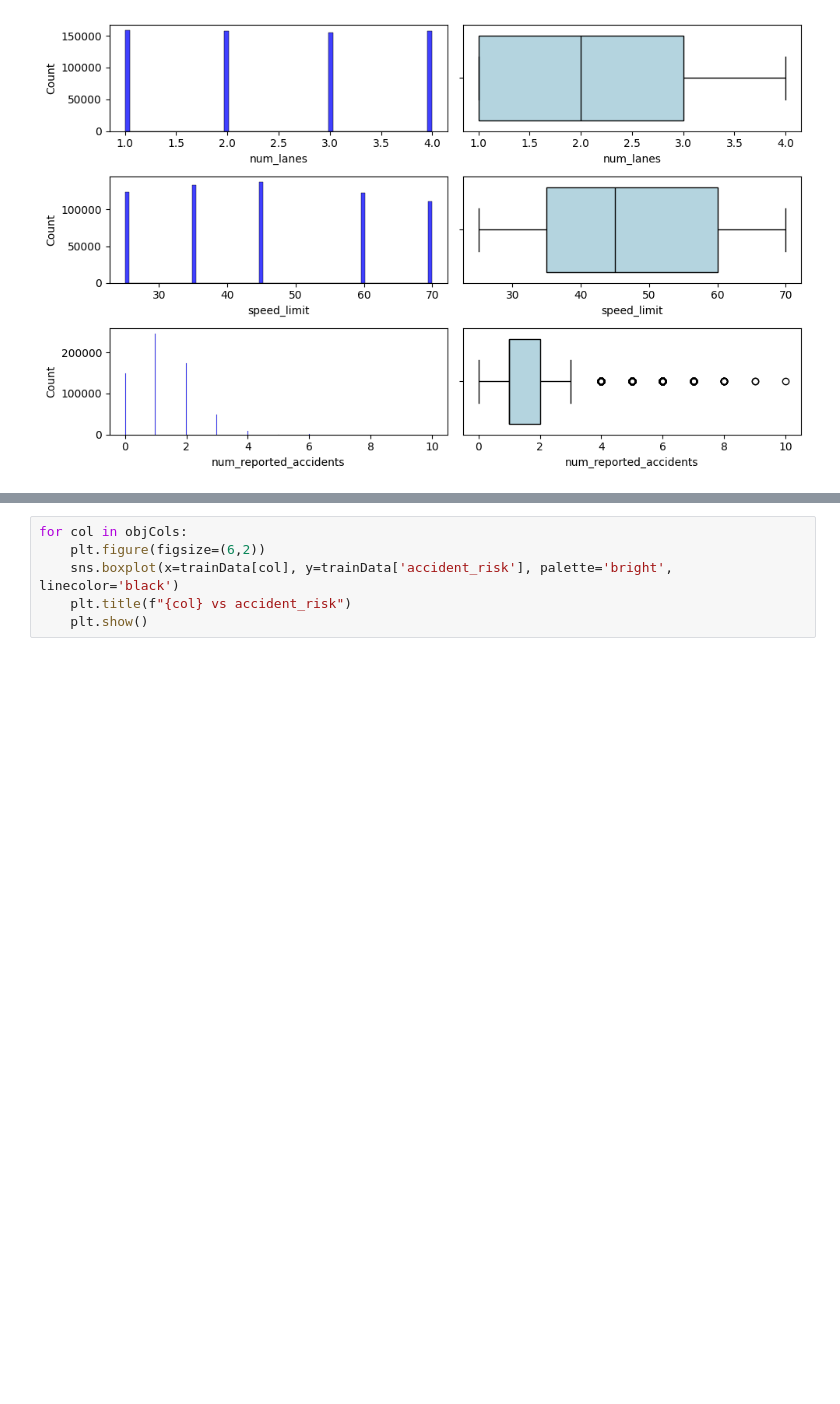
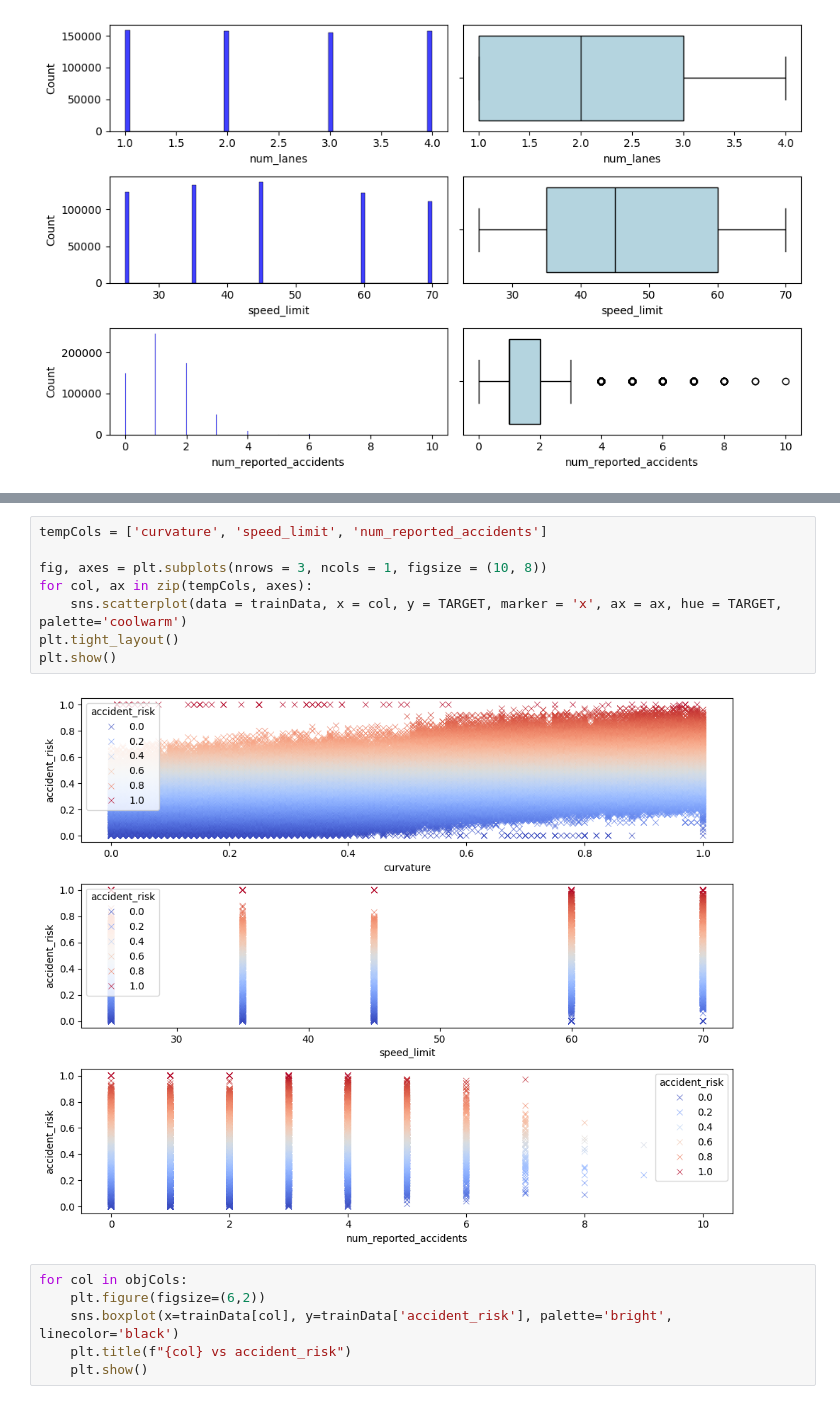
Before and after one commit to KarthikNot/Kaggle-S5E10, a Jupyter notebook: notebooks/Kaggle-S5E10.ipynb, the cells around one changed output, grey strips where cells are left out. Drawn from its saved outputs; the diff is of its cells as text; blank space fills up the shorter version.

```diff
--- a/notebooks/Kaggle-S5E10.ipynb
+++ b/notebooks/Kaggle-S5E10.ipynb
@@ -167,3 +167,13 @@ plt.show()
+# %%
+tempCols = ['curvature', 'speed_limit', 'num_reported_accidents']
+
+fig, axes = plt.subplots(nrows = 3, ncols = 1, figsize = (10, 8))
+for col, ax in zip(tempCols, axes):
+    sns.scatterplot(data = trainData, x = col, y = TARGET, marker = 'x', ax = ax, hue = TARGET, palette='coolwarm')
+plt.tight_layout()
+plt.show()
+# %% [output]
+[figure, added]
 # %%
 for col in objCols:
     plt.figure(figsize=(6,2))
```
Also changed, not shown: parts of 15 cells of this notebook.
